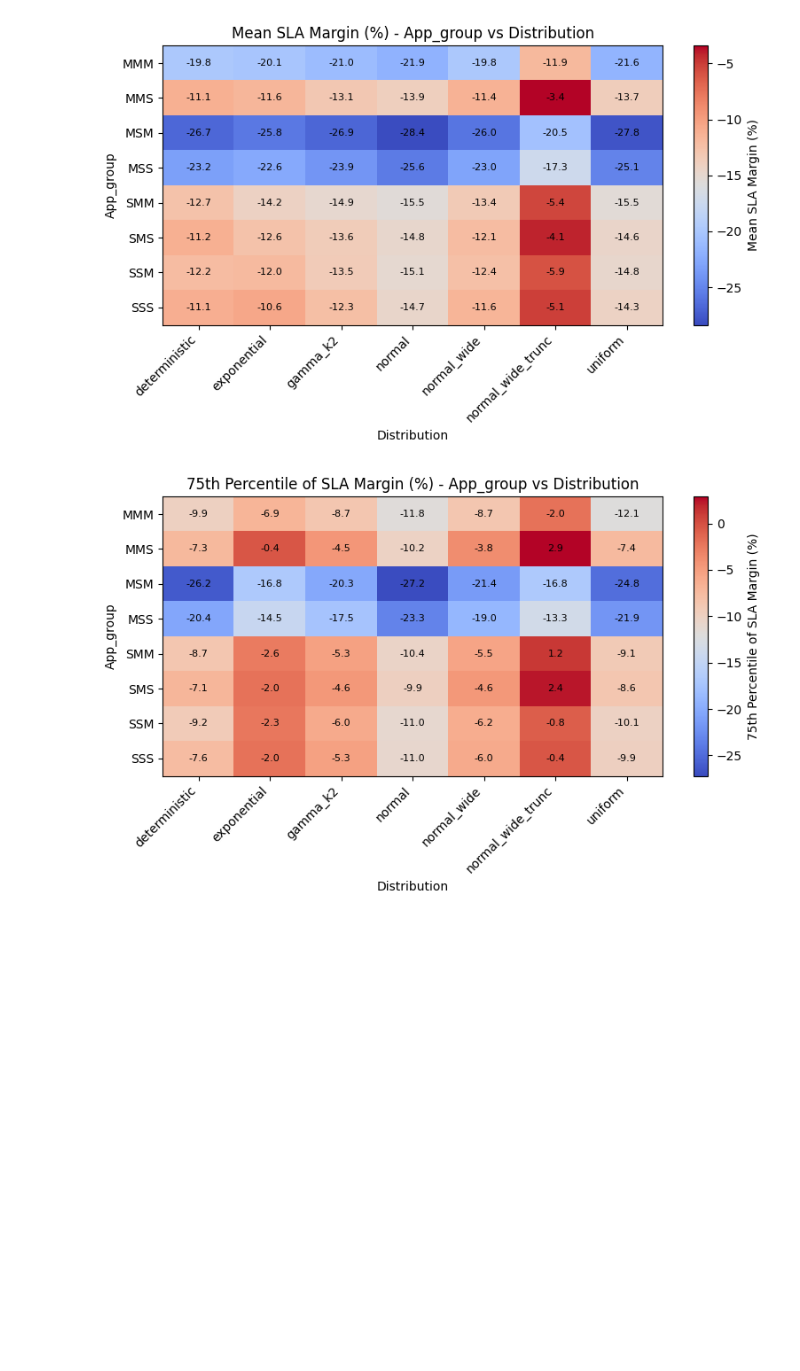
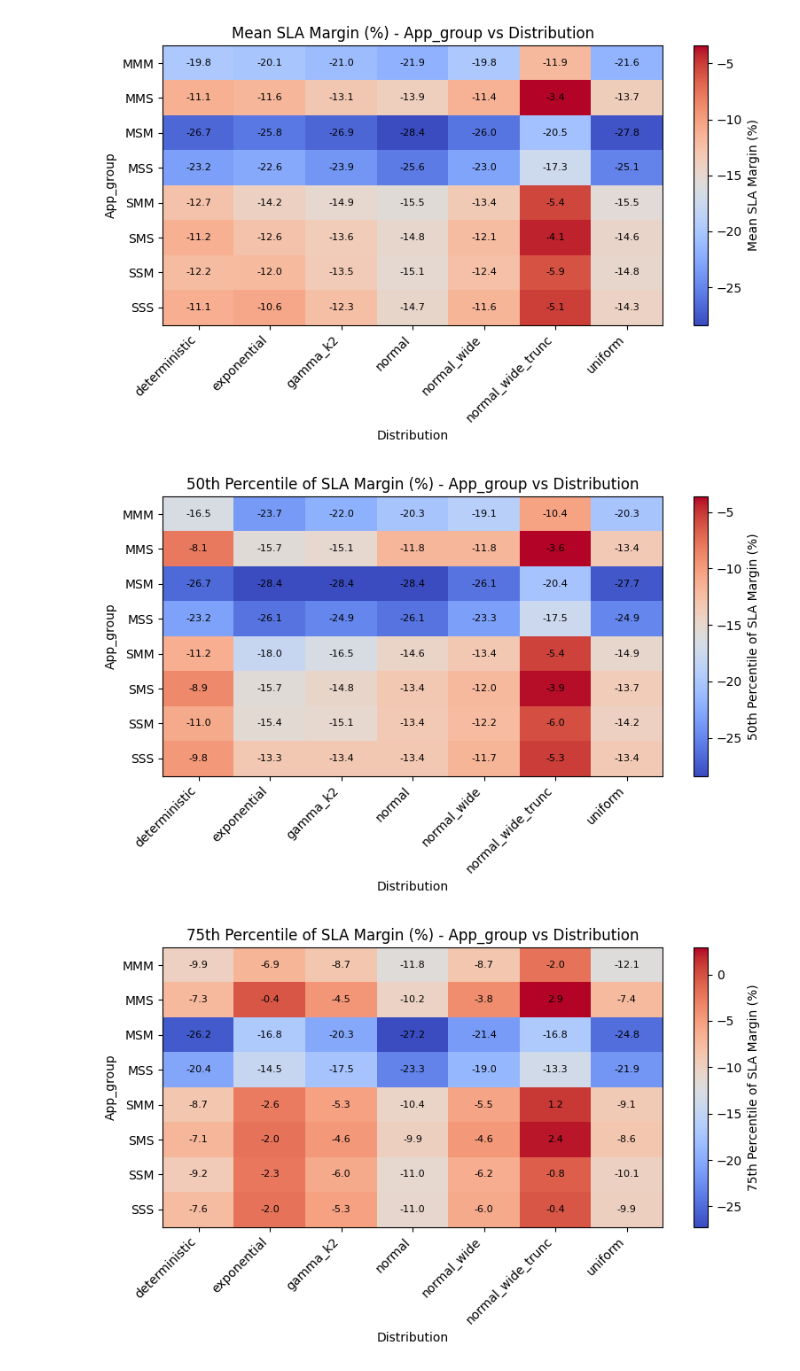
Before and after one commit to Damiano-Gilodi/EdgeSimPy, a Jupyter notebook: analysis/01_analysis_sla_worst_case.ipynb, the cells around one changed output. Saved outputs shown, nothing was run; the diff lists cells and outputs as text; code cells hidden in the pictures; blank space fills up the shorter version.

Commit message:
add heatmap 50 and 90 percentile of Sla margin

```diff
--- a/analysis/01_analysis_sla_worst_case.ipynb
+++ b/analysis/01_analysis_sla_worst_case.ipynb
@@ -690,6 +690,41 @@ plt.tight_layout()
 plt.show()
 # %% [output]
 [figure]
+# %%
+heatmap_data = (
+    df.groupby(['App_group', 'Distribution'])['SLA_Margin_Perc']
+      .quantile(0.50)
+      .unstack()
+)
+
+heatmap_data = heatmap_data.sort_index()
+
+fig, ax = plt.subplots(figsize=(8, 5))
+im = ax.imshow(heatmap_data.values, aspect='auto', cmap='coolwarm')
+
+ax.set_title('50th Percentile of SLA Margin (%) - App_group vs Distribution')
+ax.set_xlabel('Distribution')
+ax.set_ylabel('App_group')
+
+ax.set_xticks(range(len(heatmap_data.columns)))
+ax.set_xticklabels(heatmap_data.columns, rotation=45, ha='right')
+
+ax.set_yticks(range(len(heatmap_data.index)))
+ax.set_yticklabels(heatmap_data.index)
+
+for i in range(heatmap_data.shape[0]):
+    for j in range(heatmap_data.shape[1]):
+        value = heatmap_data.iloc[i, j]
+        if pd.notna(value):
+            ax.text(j, i, f"{value:.1f}", ha='center', va='center', fontsize=8)
+
+cbar = plt.colorbar(im, ax=ax)
+cbar.set_label('50th Percentile of SLA Margin (%)')
+
+plt.tight_layout()
+plt.show()
+# %% [output]
+[figure, added]
 # %%
 heatmap_data = (
     df.groupby(['App_group', 'Distribution'])['SLA_Margin_Perc']
```
Also changed, not shown: parts of 2 cells of this notebook.
